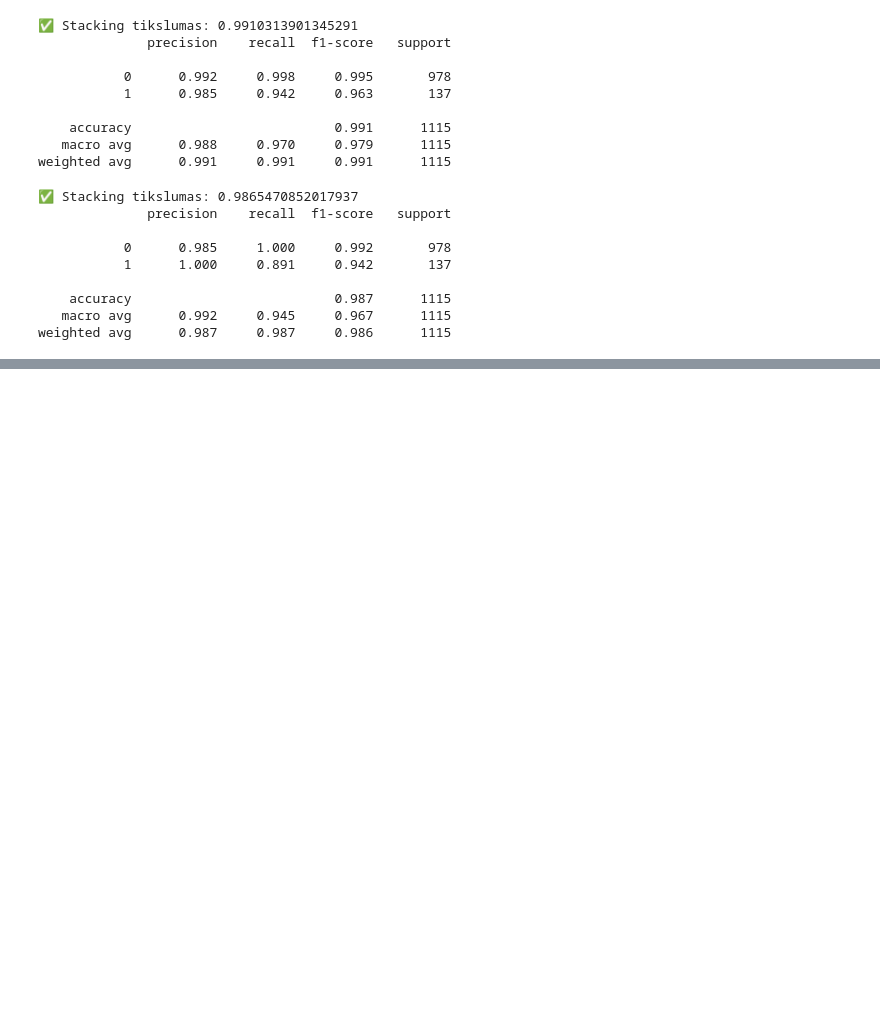
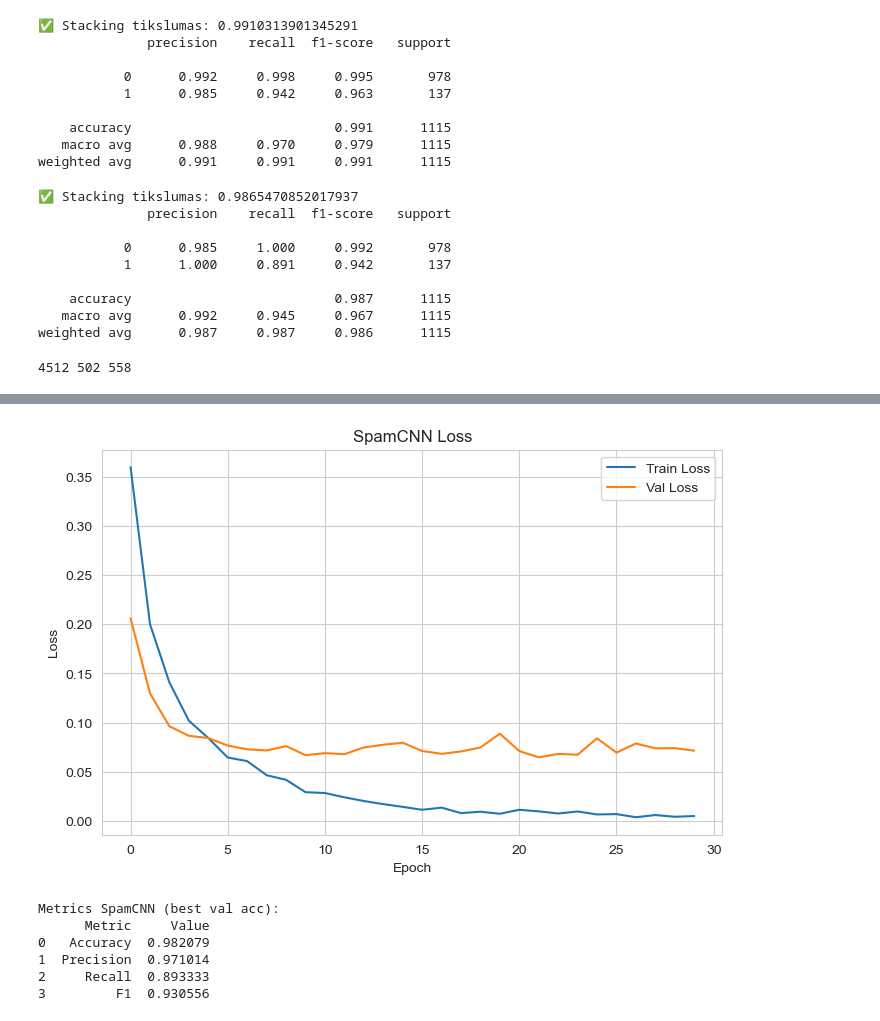
Before and after one commit to Sitri397/NLP, a Jupyter notebook: NLP.ipynb, the cells around one changed output, grey strips where cells are left out. Saved outputs shown, nothing was run; the diff lists cells and outputs as text; code cells hidden in the pictures; blank space fills up the shorter version.

```diff
--- a/NLP.ipynb
+++ b/NLP.ipynb
@@ -501,3 +534,64 @@ print(classification_report(y_test, predictions, digits=3))
     accuracy                          0.987      1115
    macro avg      0.992     0.945     0.967      1115
 weighted avg      0.987     0.987     0.986      1115
+# %%
+import torch
+import torch.nn as nn
+import torch.optim as optim
+from torch.utils.data import Dataset, DataLoader
+from sklearn.model_selection import train_test_split
+from sklearn.metrics import accuracy_score, precision_score, recall_score, f1_score
+from collections import Counter
+import torch
+nlp = spacy.load("en_core_web_sm", disable=["parser", "ner", "tagger"])
+
+
+df = df_sw.copy()
+train_df, test_df = train_test_split(df, test_size=0.1, random_state=42, stratify=df.label)
+train_df, val_df = train_test_split(train_df, test_size=0.1, random_state=42, stratify=train_df.label)
+
+print(len(train_df), len(val_df), len(test_df))
+
+def tokenize(text):
+    doc = nlp(text.lower())
+    return [token.text for token in doc]
+
+train_df["tokens"] = train_df["text"].apply(tokenize)
+val_df["tokens"] = val_df["text"].apply(tokenize)
+test_df["tokens"] = test_df["text"].apply(tokenize)
+counter = Counter([t for tokens in train_df["tokens"] for t in tokens])
+
+vocab = {w: i+2 for i, (w, _) in enumerate(counter.items())}
+vocab["<PAD>"] = 0
+vocab["<UNK>"] = 1
+vocab_size = len(vocab)
+
+def encode_tokens(tokens, max_len=100):
+    ids = [vocab.get(t, 1) for t in tokens]
+    ids = ids[:max_len] + [0]*(max_len - len(ids))
+    return ids
+# %% [output]
+4512 502 558
+# %%
+class TextDataset(Dataset):
+    def __init__(self, df):
+        self.tokens = df.tokens.values
+        self.labels = df.label.values
+
+    def __len__(self):
+        return len(self.labels)
+
+    def __getitem__(self, idx):
+        x = torch.tensor(encode_tokens(self.tokens[idx]), dtype=torch.long)
+        y = torch.tensor(self.labels[idx], dtype=torch.long)
+        return x, y
+
+
+
+train_ds = TextDataset(train_df)
+val_ds = TextDataset(val_df)
+test_ds = TextDataset(test_df)
+
+train_loader = DataLoader(train_ds, batch_size=32, shuffle=True)
+val_loader = DataLoader(val_ds, batch_size=32)
+test_loader = DataLoader(test_ds, batch_size=32)
@@ -503,0 +716,10 @@ weighted avg      0.987     0.987     0.986      1115
+# %%
+device = "cuda" if torch.cuda.is_available() else "cpu"
+# %%
+model1 = SpamCNN(vocab_size)
+model1, train_losses1, val_losses1 = train_model_best_acc(model1, train_loader, val_loader, epochs=30, device=device)
+metrics1 = evaluate_model(model1, test_loader, device)
+plot_losses(train_losses1, val_losses1, title="SpamCNN Loss")
+print("Metrics SpamCNN (best val acc):")
+print(metrics1)
+# %% [output]
@@ -503,0 +743,7 @@ weighted avg      0.987     0.987     0.986      1115
+[figure, added]
+Metrics SpamCNN (best val acc):
+      Metric     Value
+0   Accuracy  0.982079
+1  Precision  0.971014
+2     Recall  0.893333
+3         F1  0.930556
```
Also changed, not shown: parts of 8 cells of this notebook.
